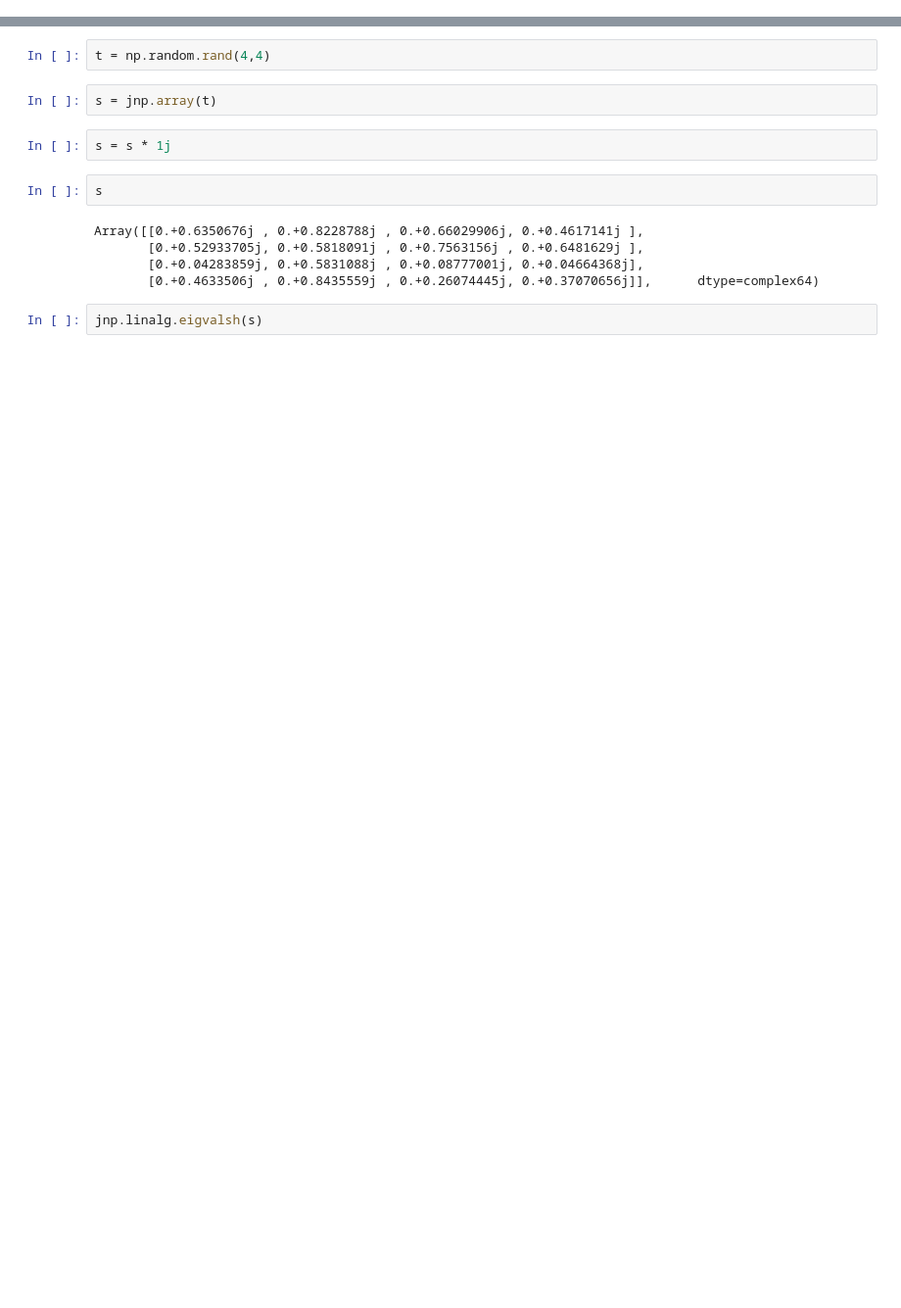
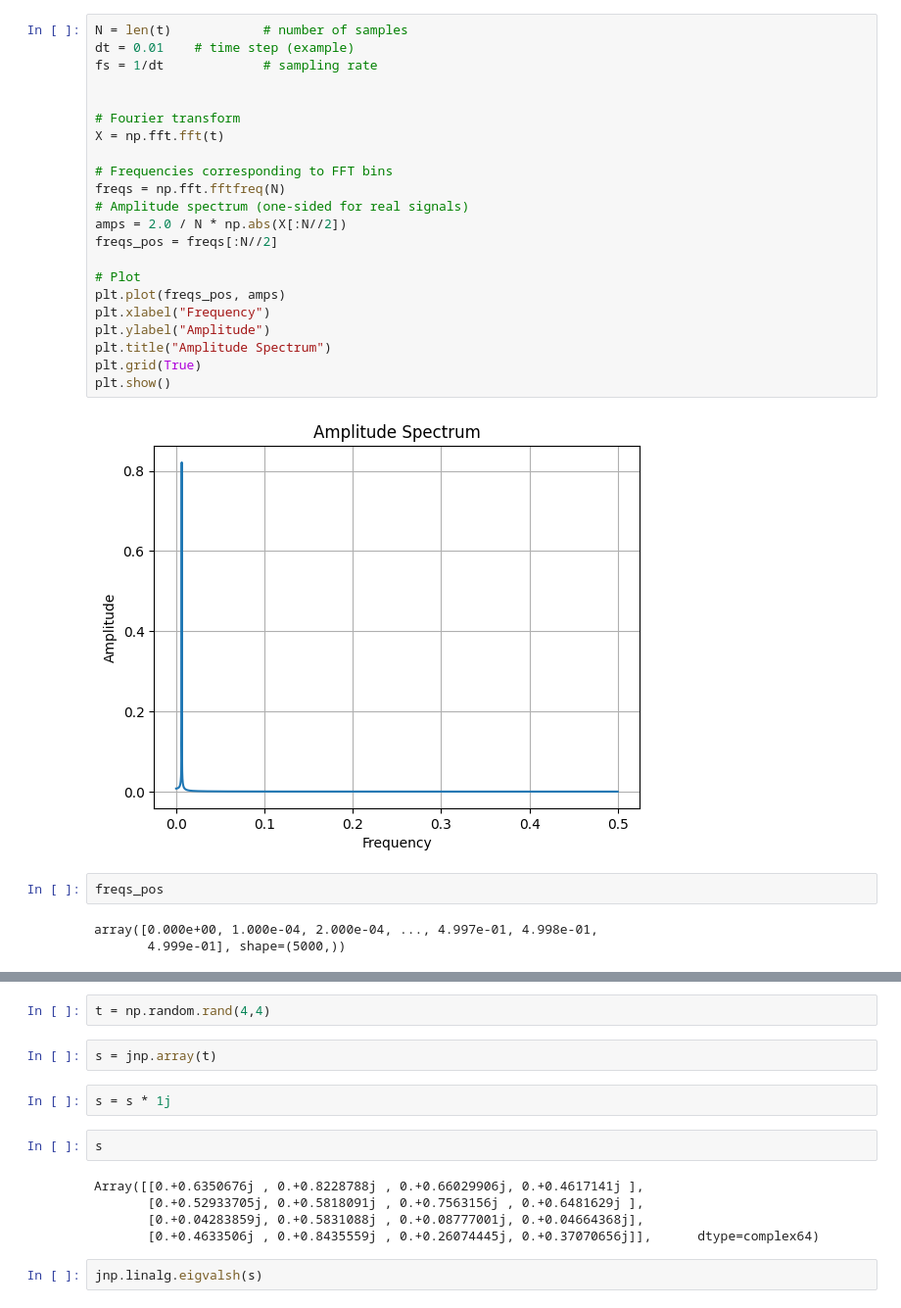
Before and after one commit to Parvfect/ferminet, a Jupyter notebook: ferminet/testing.ipynb, the cells around one changed output, grey strips where cells are left out. Shown at 98% size. Drawn from its saved outputs; the diff is of its cells as text; blank space fills up the shorter version.

```diff
--- a/ferminet/testing.ipynb
+++ b/ferminet/testing.ipynb
@@ -3,0 +91,29 @@ import numpy as np
+# %%
+N = len(t)            # number of samples
+dt = 0.01    # time step (example)
+fs = 1/dt             # sampling rate
+
+
+# Fourier transform
+X = np.fft.fft(t)
+
+# Frequencies corresponding to FFT bins
+freqs = np.fft.fftfreq(N)
+# Amplitude spectrum (one-sided for real signals)
+amps = 2.0 / N * np.abs(X[:N//2])
+freqs_pos = freqs[:N//2]
+
+# Plot
+plt.plot(freqs_pos, amps)
+plt.xlabel("Frequency")
+plt.ylabel("Amplitude")
+plt.title("Amplitude Spectrum")
+plt.grid(True)
+plt.show()
+# %% [output]
+[figure, added]
+# %%
+freqs_pos
+# %% [output]
+array([0.000e+00, 1.000e-04, 2.000e-04, ..., 4.997e-01, 4.998e-01,
+       4.999e-01], shape=(5000,))
```
Also changed, not shown: parts of 15 cells of this notebook, 4 other files.
